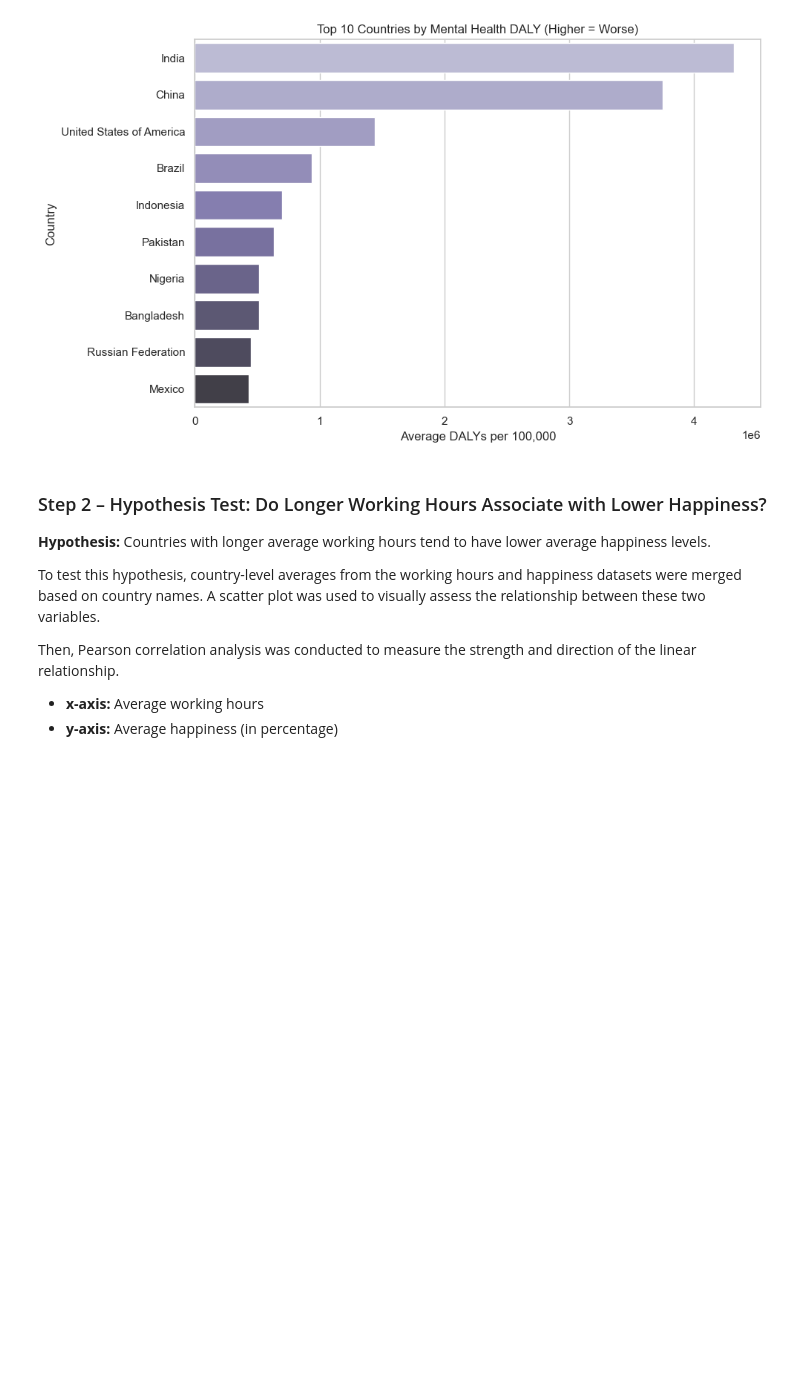
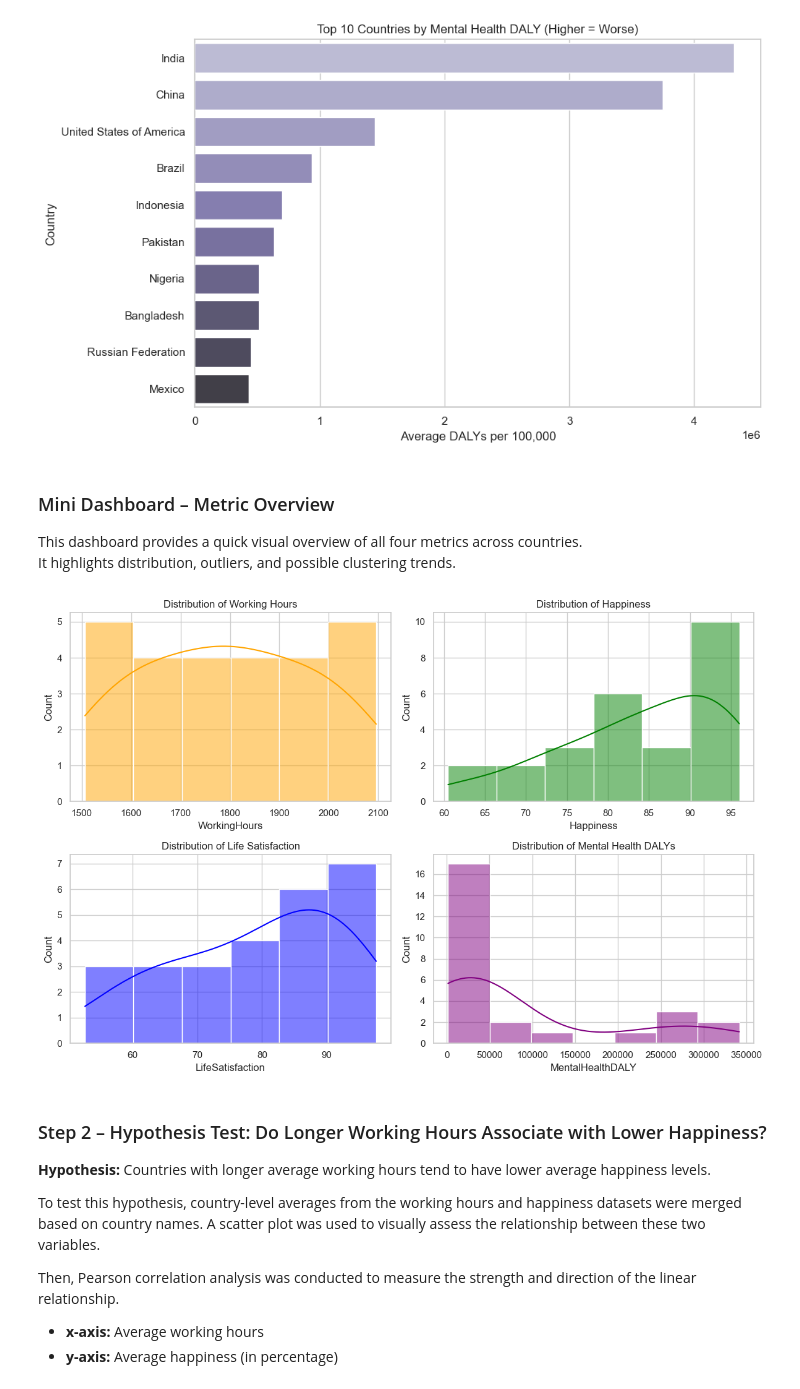
Before and after one commit to burcuekmekci/DSA210-Term-Project-Spring2025, a Jupyter notebook: termproject.ipynb, the cells around one changed output. Cells and saved outputs as stored; diff of their text form; code cells hidden in the pictures; blank space fills up the shorter version.

Commit message:
added findings table summarizing all hypothesis results added histograms for all key metrics

```diff
--- a/termproject.ipynb
+++ b/termproject.ipynb
@@ -317,6 +317,30 @@ Passing `palette` without assigning `hue` is deprecated and will be removed in v
 
   sns.barplot(data=top_mental, x="MentalHealthDALY", y="Entity", palette="Purples_d")
 [figure]
+# %% [markdown]
+### Mini Dashboard – Metric Overview
+
+This dashboard provides a quick visual overview of all four metrics across countries.
+It highlights distribution, outliers, and possible clustering trends.
+# %%
+fig, axs = plt.subplots(2, 2, figsize=(12, 8))
+
+sns.histplot(df_all['WorkingHours'], ax=axs[0, 0], kde=True, color='orange')
+axs[0, 0].set_title("Distribution of Working Hours")
+
+sns.histplot(df_all['Happiness'], ax=axs[0, 1], kde=True, color='green')
+axs[0, 1].set_title("Distribution of Happiness")
+
+sns.histplot(df_all['LifeSatisfaction'], ax=axs[1, 0], kde=True, color='blue')
+axs[1, 0].set_title("Distribution of Life Satisfaction")
+
+sns.histplot(df_all['MentalHealthDALY'], ax=axs[1, 1], kde=True, color='purple')
+axs[1, 1].set_title("Distribution of Mental Health DALYs")
+
+plt.tight_layout()
+plt.show()
+# %% [output]
+[figure, added]
 # %% [markdown]
 ### Step 2 – Hypothesis Test: Do Longer Working Hours Associate with Lower Happiness?
 
```
Also changed, not shown: parts of 1 cell of this notebook.
